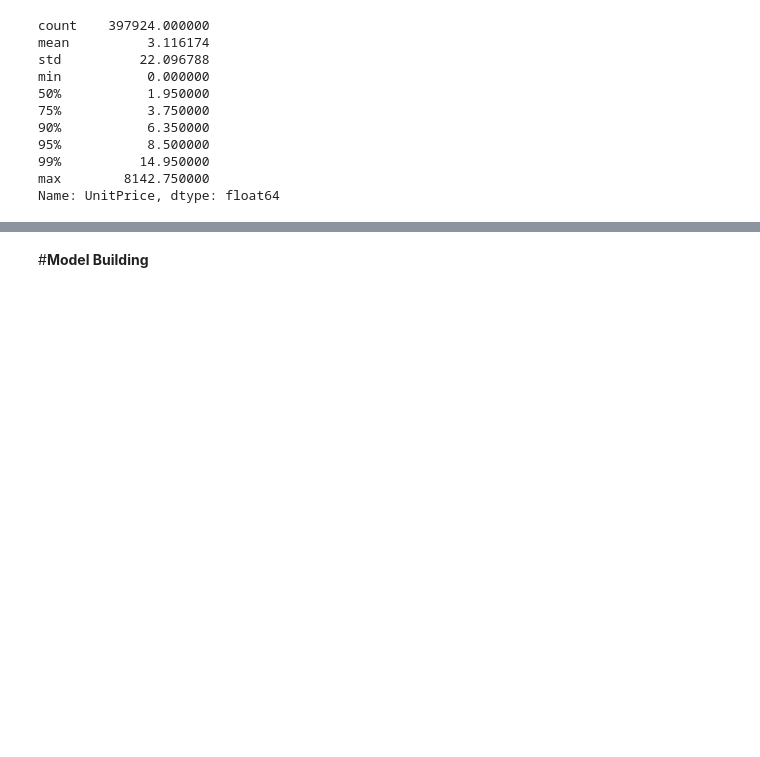
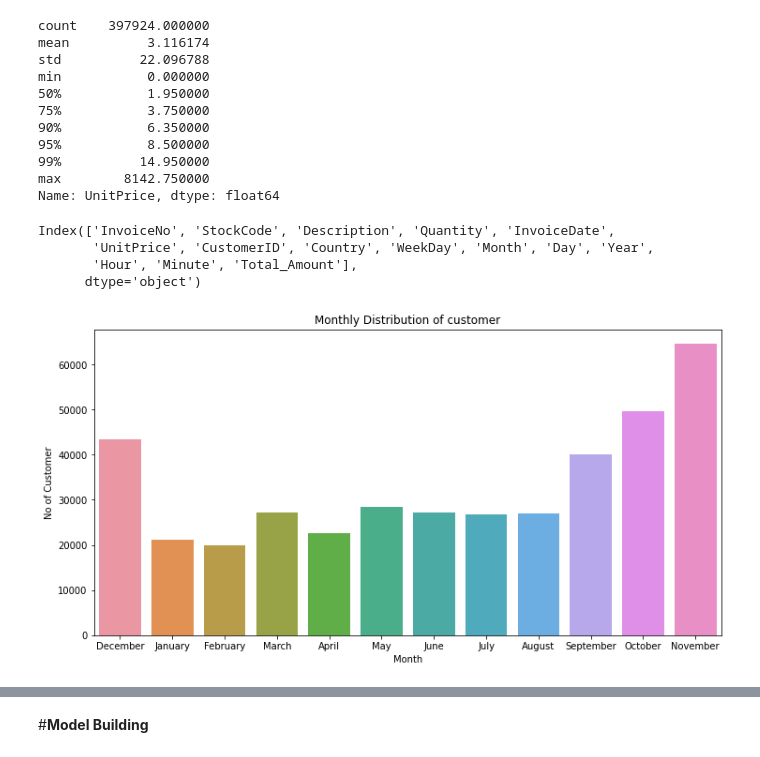
Before and after one commit to Mmbsaksd/Customer-segmentation, a Jupyter notebook: Customer_Segmentation.ipynb, the cells around one changed output, grey strips where cells are left out. Cells and saved outputs as stored; diff of their text form; code cells hidden in the pictures; blank space fills up the shorter version.

```diff
--- a/Customer_Segmentation.ipynb
+++ b/Customer_Segmentation.ipynb
@@ -14,7 +14,7 @@ import warnings
 warnings.filterwarnings('ignore')
 # %%
 #Loading the datasets
-df = pd.read_csv('/content/Online Retail.xlsx - Online Retail.csv')
+df = pd.read_csv('/content/Online_Retail.xlsx - Online Retail.csv')
 # %% [markdown]
 ##**Data Inspection**
 # %%
@@ -409,3 +409,20 @@ min           0.000000
 99%          14.950000
 max        8142.750000
 Name: UnitPrice, dtype: float64
+# %%
+df.columns
+# %% [output]
+Index(['InvoiceNo', 'StockCode', 'Description', 'Quantity', 'InvoiceDate',
+       'UnitPrice', 'CustomerID', 'Country', 'WeekDay', 'Month', 'Day', 'Year',
+       'Hour', 'Minute', 'Total_Amount'],
+      dtype='object')
+# %%
+#Plotting the distribution on monthly basis
+plt.figure(figsize=(12,6))
+sns.countplot(x='Month', data=df)
+plt.title("Monthly Distribution of customer")
+plt.xlabel('Month')
+plt.ylabel("No of Customer")
+plt.show()
+# %% [output]
+[figure, added]
```
Also changed, not shown: parts of 2 cells of this notebook.
